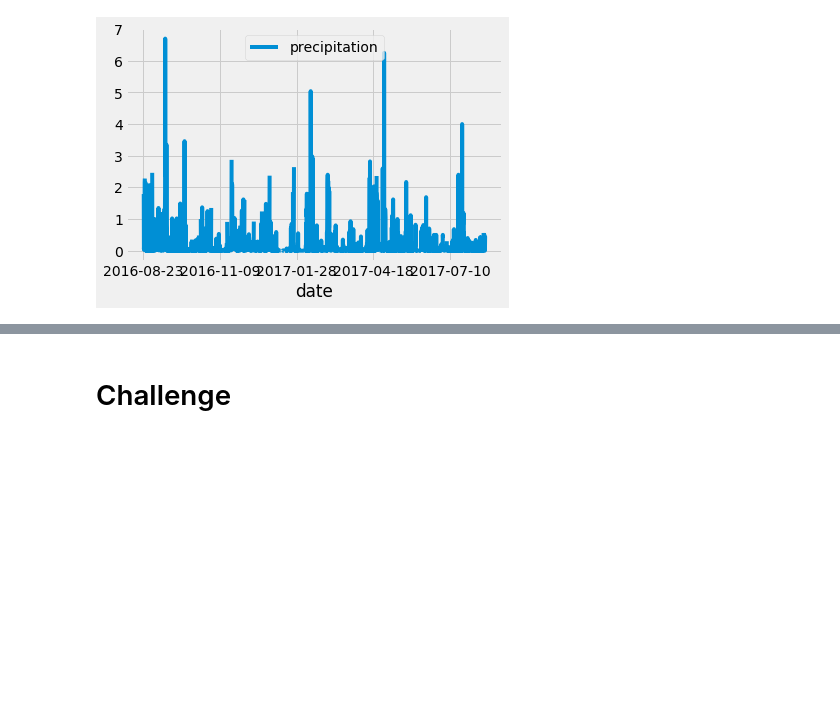
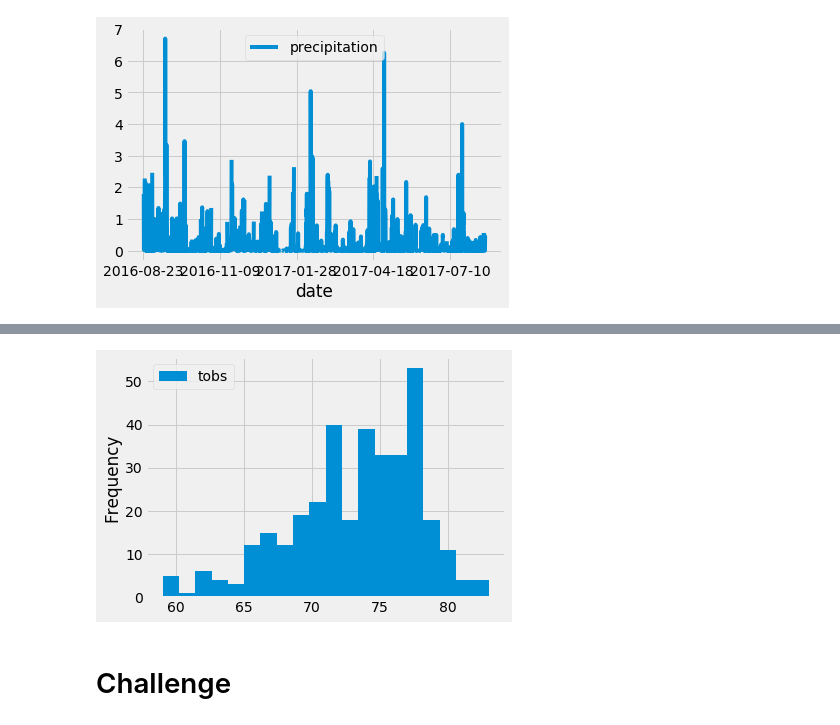
Before and after one commit to csparkma/berkeley-surfs-up, a Jupyter notebook: climate_analysis.ipynb, the cells around one changed output, grey strips where cells are left out. Drawn from its saved outputs; the diff is of its cells as text; code cells hidden in the pictures; blank space fills up the shorter version.

```diff
--- a/climate_analysis.ipynb
+++ b/climate_analysis.ipynb
@@ -79,3 +107,10 @@ df.describe()
 # %%
 # Choose the station with the highest number of temperature observations.
 # Query the last 12 months of temperature observation data for this station and plot the results as a histogram
+df = pd.DataFrame(
+    session.query(Measurement.tobs)
+    .filter(Measurement.station == 'USC00519281')
+    .filter(Measurement.date >= prev_year).all()
+    , columns=['tobs']
+)
+print(df)
@@ -82,3 +132,8 @@ df.describe()
+# %%
+df.plot.hist(bins=20)
+plt.tight_layout()
+# %% [output]
+[figure, added]
 # %%
 # Write a function called `calc_temps` that will accept start date and end date in the format '%Y-%m-%d'
 # and return the minimum, average, and maximum temperatures for that range of dates
```
Also changed, not shown: parts of 6 cells of this notebook, 1 other file.
